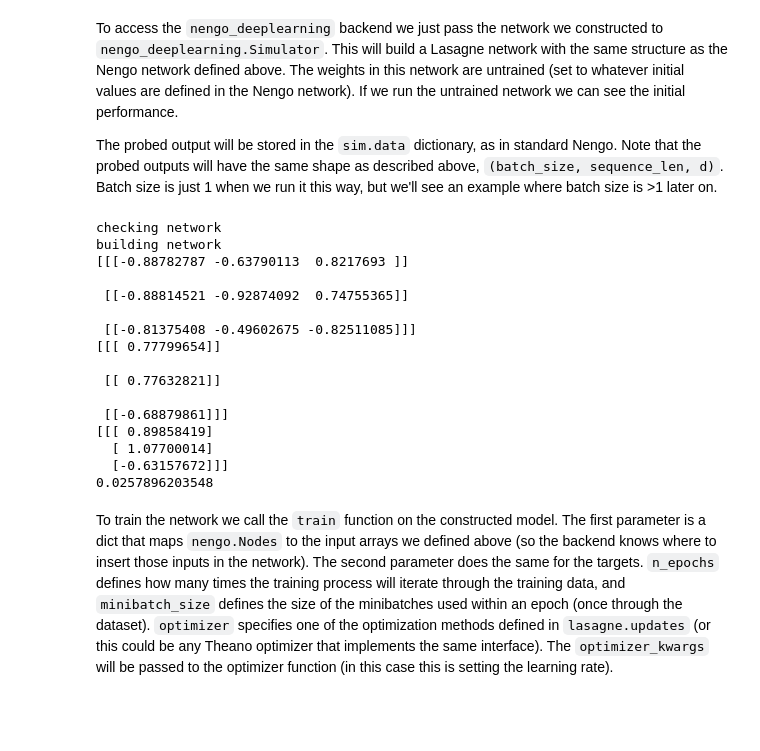
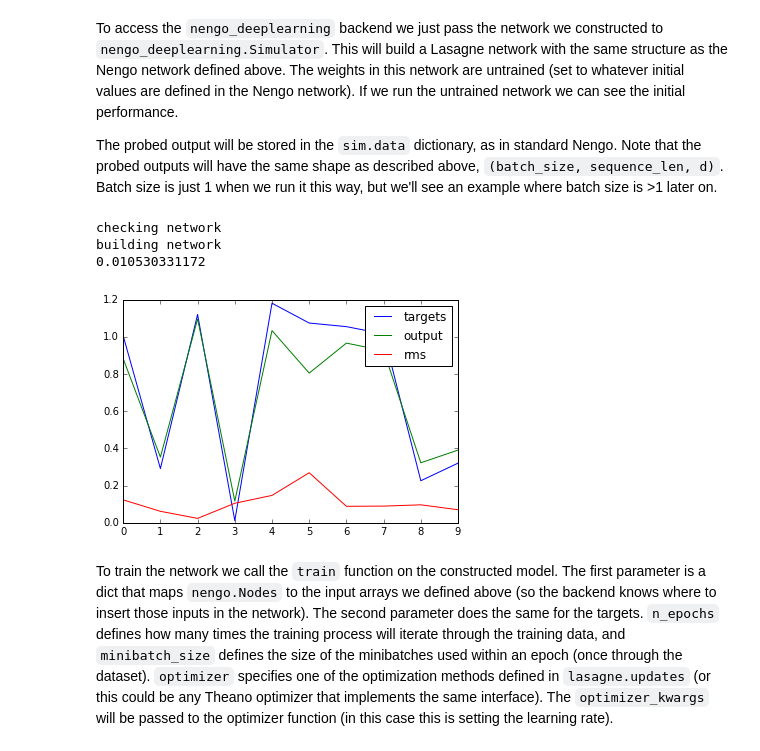
Before and after one commit to nengo/nengo-dl, a Jupyter notebook: docs/demo.ipynb, the cells around one changed output. Drawn from its saved outputs; the diff is of its cells as text; code cells hidden in the pictures; blank space fills up the shorter version.

Commit message:
Updated demo notebook

```diff
--- a/docs/demo.ipynb
+++ b/docs/demo.ipynb
@@ -27,11 +29,11 @@ Note that if there are no recurrent connections in the model then the sequential
 # %%
-# in this demo we'll just use uniform random inputs
+# generate uniform random inputs
 inputs = np.random.uniform(-1, 1, size=(1000, 1, 3)).astype(np.float32)
 
-# an arbitrary output function
+# define targets
 def target_func(inputs):
-    return (inputs[..., [0]] + 1) * inputs[..., [1]] ** 2 + np.sin(inputs[..., [2]])
-outputs = target_func(inputs)
+    return (inputs[..., [0]] + 1) * inputs[..., [1]] ** 2 + np.sin(inputs[..., [2]])**2
+targets = target_func(inputs)
 # %% [markdown]
 Now we can build the network itself.  `nengo_deeplearning.default_config()` specifies a set of defaults that are useful for constructing these kinds of networks (used to override the standard Nengo defaults).  Specifically, this removes synaptic filtering, sets all gains to one, randomly samples biases from -1 to 1, and sets the default neuron to be a rectified linear unit (ReLU).
 # %%
@@ -86,35 +92,24 @@ This network looks like:
 To access the `nengo_deeplearning` backend we just pass the network we constructed to `nengo_deeplearning.Simulator`. This will build  a Lasagne network with the same structure as the Nengo network defined above.  The weights in this network are untrained (set to whatever initial values are defined in the Nengo network).  If we run the untrained network we can see the initial performance.
 
 The probed output will be stored in the `sim.data` dictionary, as in standard Nengo.  Note that the probed outputs will have the same shape as described above, `(batch_size, sequence_len, d)`.  Batch size is just 1 when we run it this way, but we'll see an example where batch size is >1 later on.
-# %%
-sim = nengo_deeplearning.Simulator(net)
-
-sim.run_steps(1000)
-
-# example target/actual outputs
-print(inputs[:3])
-print(outputs[:3])
-print(sim.data[p][:, :3])
-
-# root mean squared error
-print(np.sqrt(np.mean(outputs - sim.data[p]) ** 2))
-# %% [output]
-checking network
-building network
-[[[-0.88782787 -0.63790113  0.8217693 ]]
-
- [[-0.88814521 -0.92874092  0.74755365]]
-
- [[-0.81375408 -0.49602675 -0.82511085]]]
-[[[ 0.77799654]]
-
- [[ 0.77632821]]
-
- [[-0.68879861]]]
-[[[ 0.89858419]
-  [ 1.07700014]
-  [-0.63157672]]]
-0.0257896203548
+# %%
+sim = nengo_deeplearning.Simulator(net)
+
+sim.run_steps(1000)
+
+# root mean squared error
+print(np.sqrt(np.mean(targets.squeeze() - sim.data[p].squeeze()) ** 2))
+
+plt.figure()
+plt.plot(targets.squeeze()[:10])
+plt.plot(sim.data[p].squeeze()[:10])
+plt.plot(np.sqrt((targets.squeeze()-sim.data[p].squeeze())**2)[:10])
+plt.legend(["targets", "output", "rms"]);
+# %% [output]
+checking network
+building network
+0.010530331172
+[figure, added]
 # %% [markdown]
 To train the network we call the `train` function on the constructed model.  The first parameter is a dict that maps `nengo.Nodes` to the input arrays we defined above (so the backend knows where to insert those inputs in the network).  The second parameter does the same for the targets.  `n_epochs` defines how many times the training process will iterate through the training data, and `minibatch_size` defines the size of the minibatches used within an epoch (once through the dataset).   `optimizer` specifies one of the optimization methods defined in `lasagne.updates` (or this could be any Theano optimizer that implements the same interface).  The `optimizer_kwargs` will be passed to the optimizer function (in this case this is setting the learning rate).
 # %%
```
Also changed, not shown: parts of 17 cells of this notebook, 1 other file.
